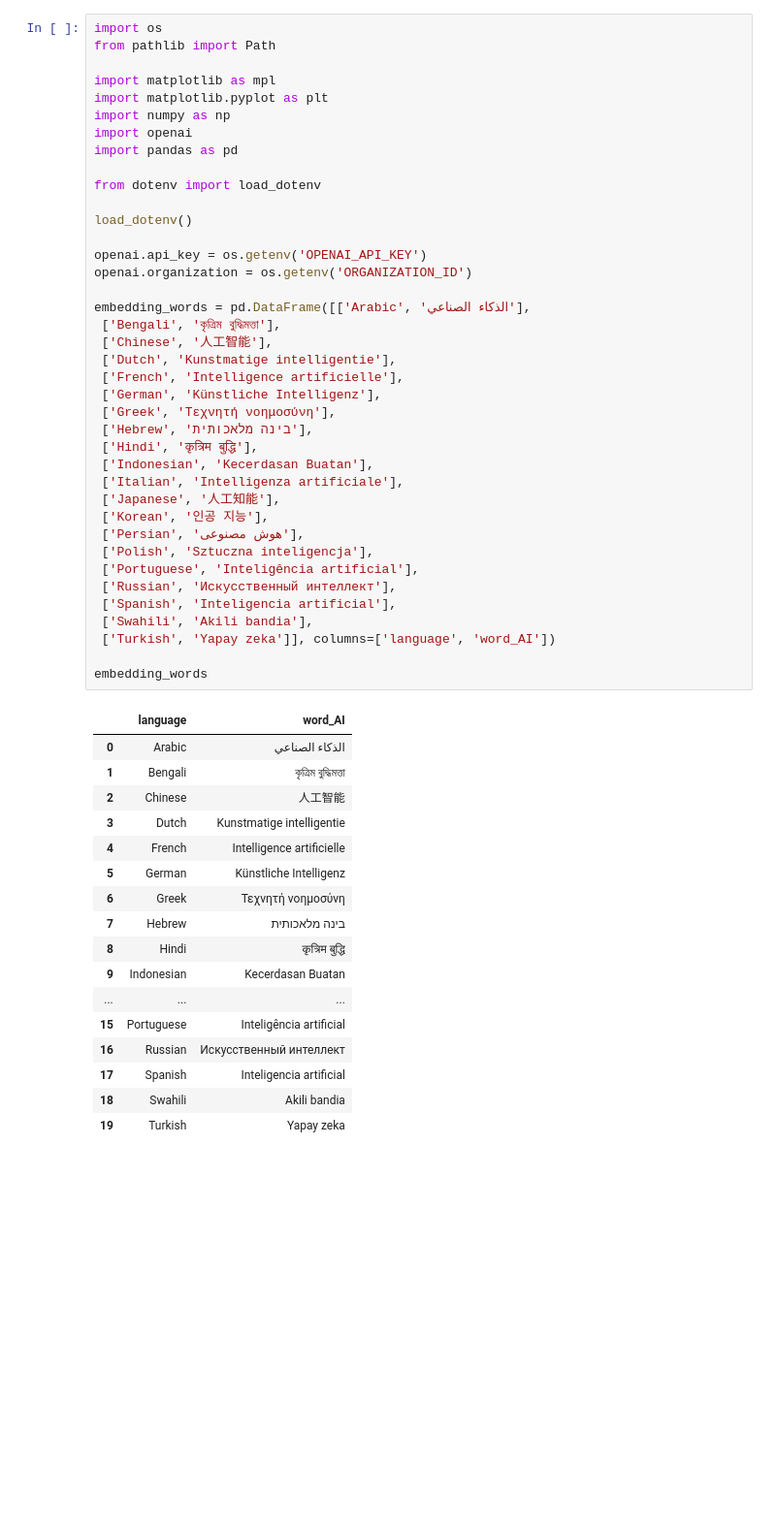
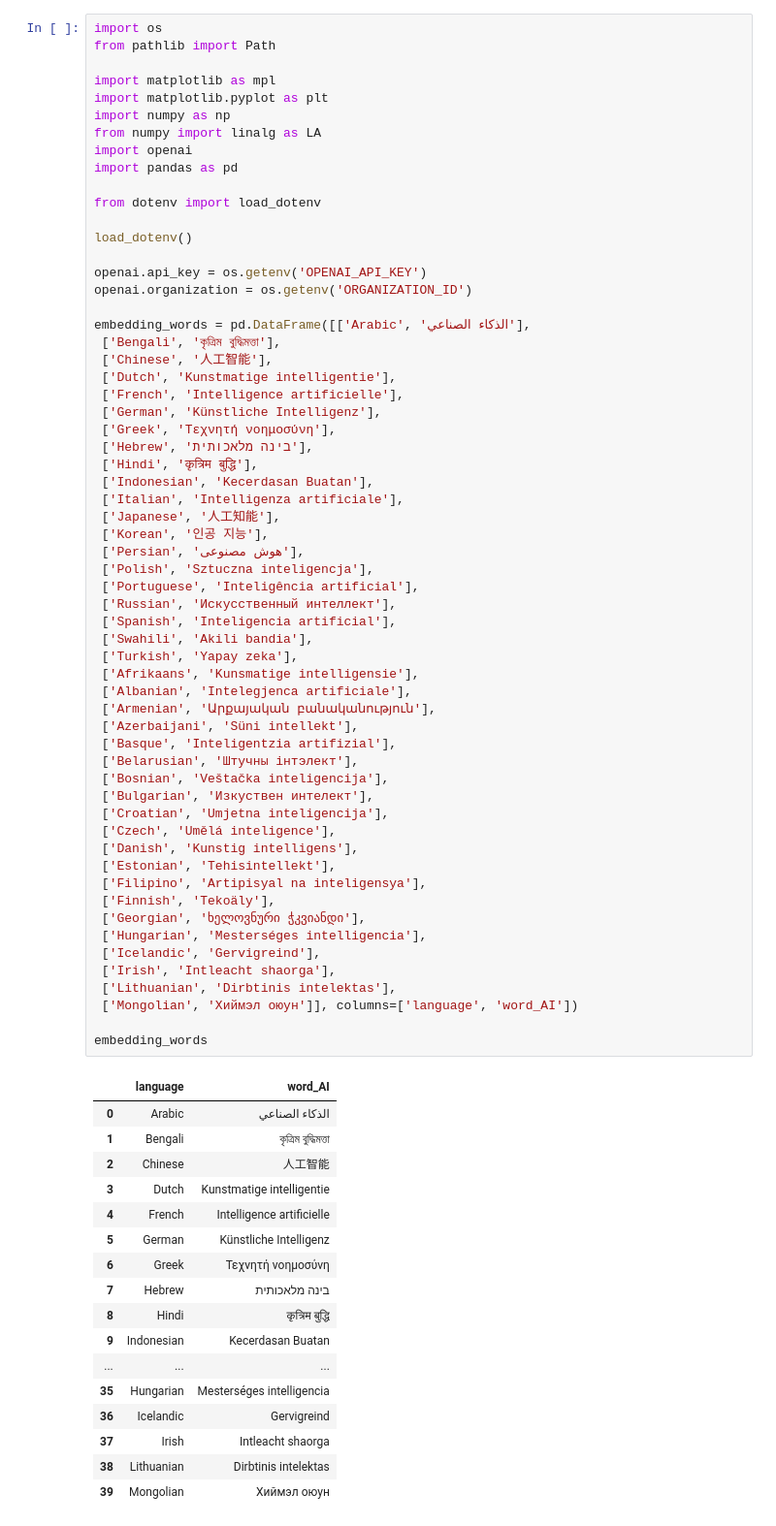
Before and after one commit to kebuhcah/openai-notebooks, a Jupyter notebook: embeddings-viz.ipynb, the cells around one changed output. Shown at 97% size. Cells and saved outputs as stored; diff of their text form; blank space fills up the shorter version.

Commit message:
Get embeddings for more languages, experiment with combining components (using norm)

```diff
--- a/embeddings-viz.ipynb
+++ b/embeddings-viz.ipynb
@@ -5,6 +5,7 @@ from pathlib import Path
 import matplotlib as mpl
 import matplotlib.pyplot as plt
 import numpy as np
+from numpy import linalg as LA
 import openai
 import pandas as pd
 
@@ -22,39 +23,59 @@ embedding_words = pd.DataFrame([['Arabic', 'الذكاء الصناعي'],
  ['French', 'Intelligence artificielle'],
  ['German', 'Künstliche Intelligenz'],
  ['Greek', 'Τεχνητή νοημοσύνη'],
  ['Hebrew', 'בינה מלאכותית'],
  ['Hindi', 'कृत्रिम बुद्धि'],
  ['Indonesian', 'Kecerdasan Buatan'],
  ['Italian', 'Intelligenza artificiale'],
  ['Japanese', '人工知能'],
  ['Korean', '인공 지능'],
  ['Persian', 'هوش مصنوعی'],
  ['Polish', 'Sztuczna inteligencja'],
  ['Portuguese', 'Inteligência artificial'],
  ['Russian', 'Искусственный интеллект'],
  ['Spanish', 'Inteligencia artificial'],
  ['Swahili', 'Akili bandia'],
- ['Turkish', 'Yapay zeka']], columns=['language', 'word_AI'])
+ ['Turkish', 'Yapay zeka'],
+ ['Afrikaans', 'Kunsmatige intelligensie'],
+ ['Albanian', 'Intelegjenca artificiale'],
+ ['Armenian', 'Արքայական բանականություն'],
+ ['Azerbaijani', 'Süni intellekt'],
+ ['Basque', 'Inteligentzia artifizial'],
+ ['Belarusian', 'Штучны інтэлект'],
+ ['Bosnian', 'Veštačka inteligencija'],
+ ['Bulgarian', 'Изкуствен интелект'],
+ ['Croatian', 'Umjetna inteligencija'],
+ ['Czech', 'Umělá inteligence'],
+ ['Danish', 'Kunstig intelligens'],
+ ['Estonian', 'Tehisintellekt'],
+ ['Filipino', 'Artipisyal na inteligensya'],
+ ['Finnish', 'Tekoäly'],
+ ['Georgian', 'ხელოვნური ჭკვიანდი'],
+ ['Hungarian', 'Mesterséges intelligencia'],
+ ['Icelandic', 'Gervigreind'],
+ ['Irish', 'Intleacht shaorga'],
+ ['Lithuanian', 'Dirbtinis intelektas'],
+ ['Mongolian', 'Хиймэл оюун']], columns=['language', 'word_AI'])
 
 embedding_words
 # %% [output]
 |  | language | word_AI |
 | 0 | Arabic | الذكاء الصناعي |
 | 1 | Bengali | কৃত্রিম বুদ্ধিমত্তা |
 | 2 | Chinese | 人工智能 |
 | 3 | Dutch | Kunstmatige intelligentie |
 | 4 | French | Intelligence artificielle |
 | 5 | German | Künstliche Intelligenz |
 | 6 | Greek | Τεχνητή νοημοσύνη |
 | 7 | Hebrew | בינה מלאכותית |
 | 8 | Hindi | कृत्रिम बुद्धि |
 | 9 | Indonesian | Kecerdasan Buatan |
 | ... | ... | ... |
-| 15 | Portuguese | Inteligência artificial |
-| 16 | Russian | Искусственный интеллект |
-| 17 | Spanish | Inteligencia artificial |
-| 18 | Swahili | Akili bandia |
-| 19 | Turkish | Yapay zeka |
+| 35 | Hungarian | Mesterséges intelligencia |
+| 36 | Icelandic | Gervigreind |
+| 37 | Irish | Intleacht shaorga |
+| 38 | Lithuanian | Dirbtinis intelektas |
+| 39 | Mongolian | Хиймэл оюун |
 # %%
 #embedding_data = openai.Embedding.create(input=list(embedding_words.word_AI), model="text-embedding-ada-002")['data']
 #embeddings = [e["embedding"] for e in embedding_data]
```
Also changed, not shown: parts of 6 cells of this notebook, 1 other file.
